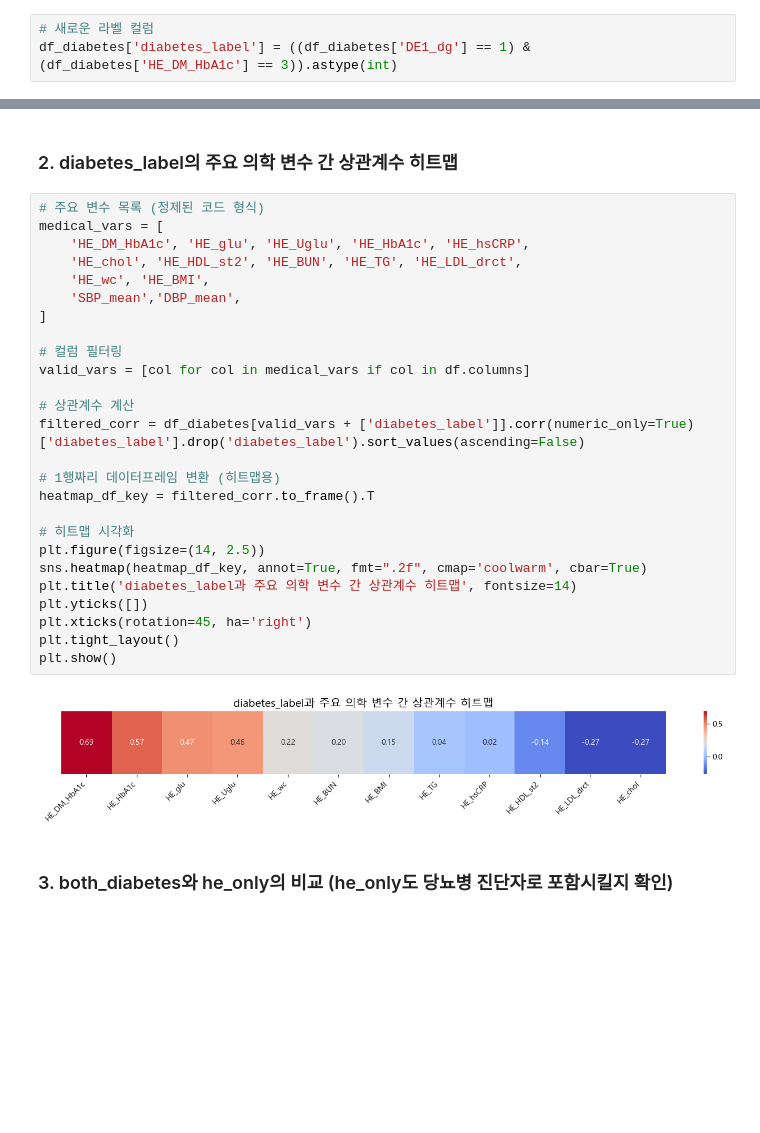
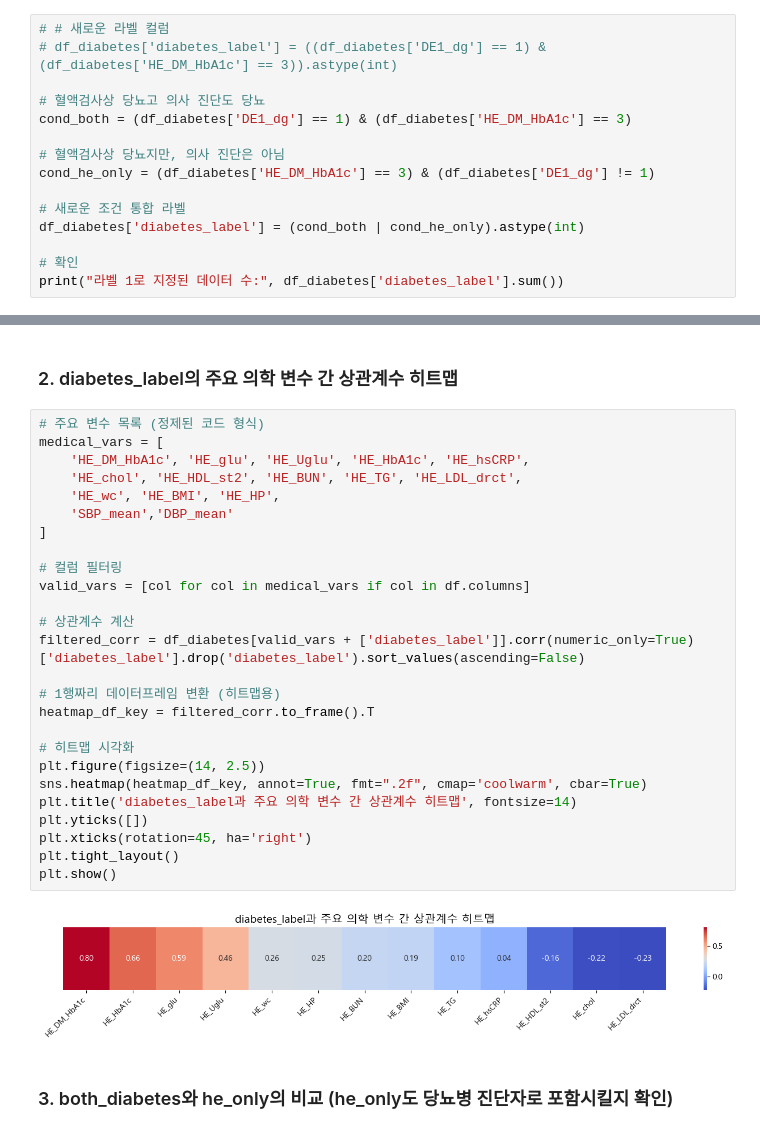
Before and after one commit to seoyeonbb/ML_project, a Jupyter notebook: eda/knhanes_diabetes_eda.ipynb, the cells around one changed output, grey strips where cells are left out. Saved outputs shown, nothing was run; the diff lists cells and outputs as text; blank space fills up the shorter version.

```diff
--- a/eda/knhanes_diabetes_eda.ipynb
+++ b/eda/knhanes_diabetes_eda.ipynb
@@ -51,5 +51,17 @@ print(missing_ratio['HE_mPLS'])
 # %% [markdown]
 #### 새로운 라벨 컬럼 생성
 # %%
-# 새로운 라벨 컬럼
-df_diabetes['diabetes_label'] = ((df_diabetes['DE1_dg'] == 1) & (df_diabetes['HE_DM_HbA1c'] == 3)).astype(int)
+# # 새로운 라벨 컬럼
+# df_diabetes['diabetes_label'] = ((df_diabetes['DE1_dg'] == 1) & (df_diabetes['HE_DM_HbA1c'] == 3)).astype(int)
+
+# 혈액검사상 당뇨고 의사 진단도 당뇨
+cond_both = (df_diabetes['DE1_dg'] == 1) & (df_diabetes['HE_DM_HbA1c'] == 3)
+
+# 혈액검사상 당뇨지만, 의사 진단은 아님
+cond_he_only = (df_diabetes['HE_DM_HbA1c'] == 3) & (df_diabetes['DE1_dg'] != 1)
+
+# 새로운 조건 통합 라벨
+df_diabetes['diabetes_label'] = (cond_both | cond_he_only).astype(int)
+
+# 확인
+print("라벨 1로 지정된 데이터 수:", df_diabetes['diabetes_label'].sum())
@@ -89,31 +103,31 @@ plt.show()
 # %%
 # 주요 변수 목록 (정제된 코드 형식)
 medical_vars = [
     'HE_DM_HbA1c', 'HE_glu', 'HE_Uglu', 'HE_HbA1c', 'HE_hsCRP',
     'HE_chol', 'HE_HDL_st2', 'HE_BUN', 'HE_TG', 'HE_LDL_drct',
-    'HE_wc', 'HE_BMI',
-    'SBP_mean','DBP_mean',
+    'HE_wc', 'HE_BMI', 'HE_HP',
+    'SBP_mean','DBP_mean'
 ]
 
 # 컬럼 필터링
 valid_vars = [col for col in medical_vars if col in df.columns]
 
 # 상관계수 계산
 filtered_corr = df_diabetes[valid_vars + ['diabetes_label']].corr(numeric_only=True)['diabetes_label'].drop('diabetes_label').sort_values(ascending=False)
 
 # 1행짜리 데이터프레임 변환 (히트맵용)
 heatmap_df_key = filtered_corr.to_frame().T
 
 # 히트맵 시각화
 plt.figure(figsize=(14, 2.5))
 sns.heatmap(heatmap_df_key, annot=True, fmt=".2f", cmap='coolwarm', cbar=True)
 plt.title('diabetes_label과 주요 의학 변수 간 상관계수 히트맵', fontsize=14)
 plt.yticks([])
 plt.xticks(rotation=45, ha='right')
 plt.tight_layout()
 plt.show()
 # %% [output]
-[figure, old version]
+[figure, new version]
 # %% [markdown]
 ### 3. both_diabetes와 he_only의 비교 (he_only도 당뇨병 진단자로 포함시킬지 확인)
 # %%
```
Also changed, not shown: parts of 18 cells of this notebook.
